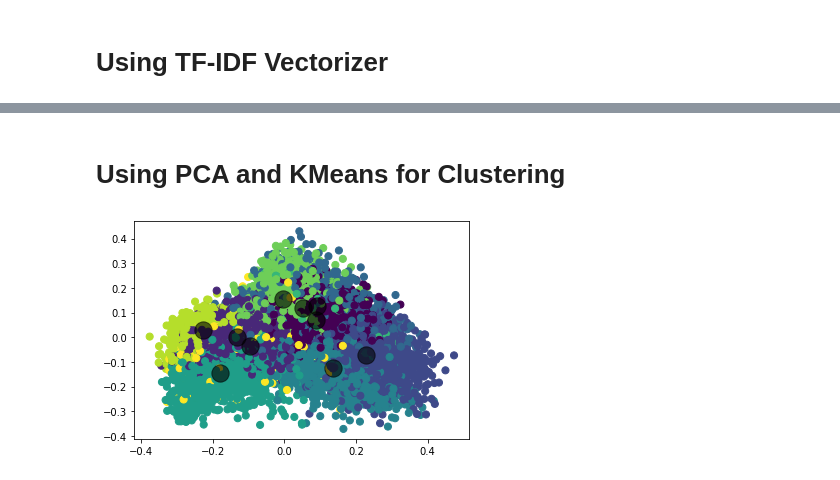
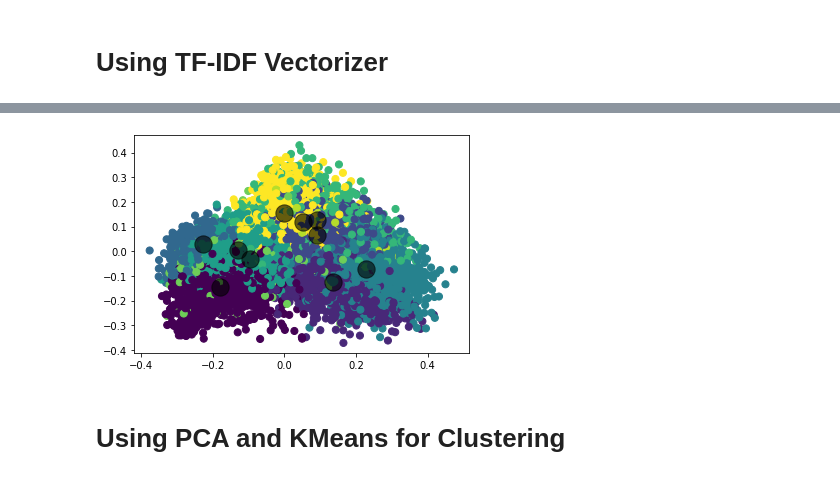
Before and after one commit to scherala/365DaysOfCoding, a Jupyter notebook: Covid/Clustering literature.ipynb, the cells around one changed output, grey strips where cells are left out. Saved outputs shown, nothing was run; the diff lists cells and outputs as text; code cells hidden in the pictures.

```diff
--- a/Covid/Clustering literature.ipynb
+++ b/Covid/Clustering literature.ipynb
@@ -244,6 +255,12 @@ pd.DataFrame(tf_idf_array, columns=tf_idf_vectorizor.get_feature_names()).head()
 | 3 | 0.0 | 0.0 | 0.0 | 0.0 | 0.0 | 0.000000 | 0.0 | 0.000000 | 0.0 | 0.0 | ... | ... |
 | 4 | 0.0 | 0.0 | 0.0 | 0.0 | 0.0 | 0.000000 | 0.0 | 0.000000 | 0.0 | 0.0 | ... | ... |
 5 rows × 4096 columns
+# %%
+sklearn_pca = PCA(n_components = 10)
+X_tf = sklearn_pca.fit_transform(tf_idf_array)
+kmeans_func(X_tf)
+# %% [output]
+[figure, added]
 # %% [markdown]
 # Using PCA and KMeans for Clustering
 # %%
@@ -255,6 +273,0 @@ prediction = kmeans.predict(X)
-# %%
-plt.scatter(X[:, 0], X[:, 1], c=prediction, s=50, cmap='viridis')
-centers = fitted.cluster_centers_
-plt.scatter(centers[:, 0], centers[:, 1],c='black', s=300, alpha=0.6);
-# %% [output]
-[figure, removed]
```
Also changed, not shown: parts of 19 cells of this notebook.
